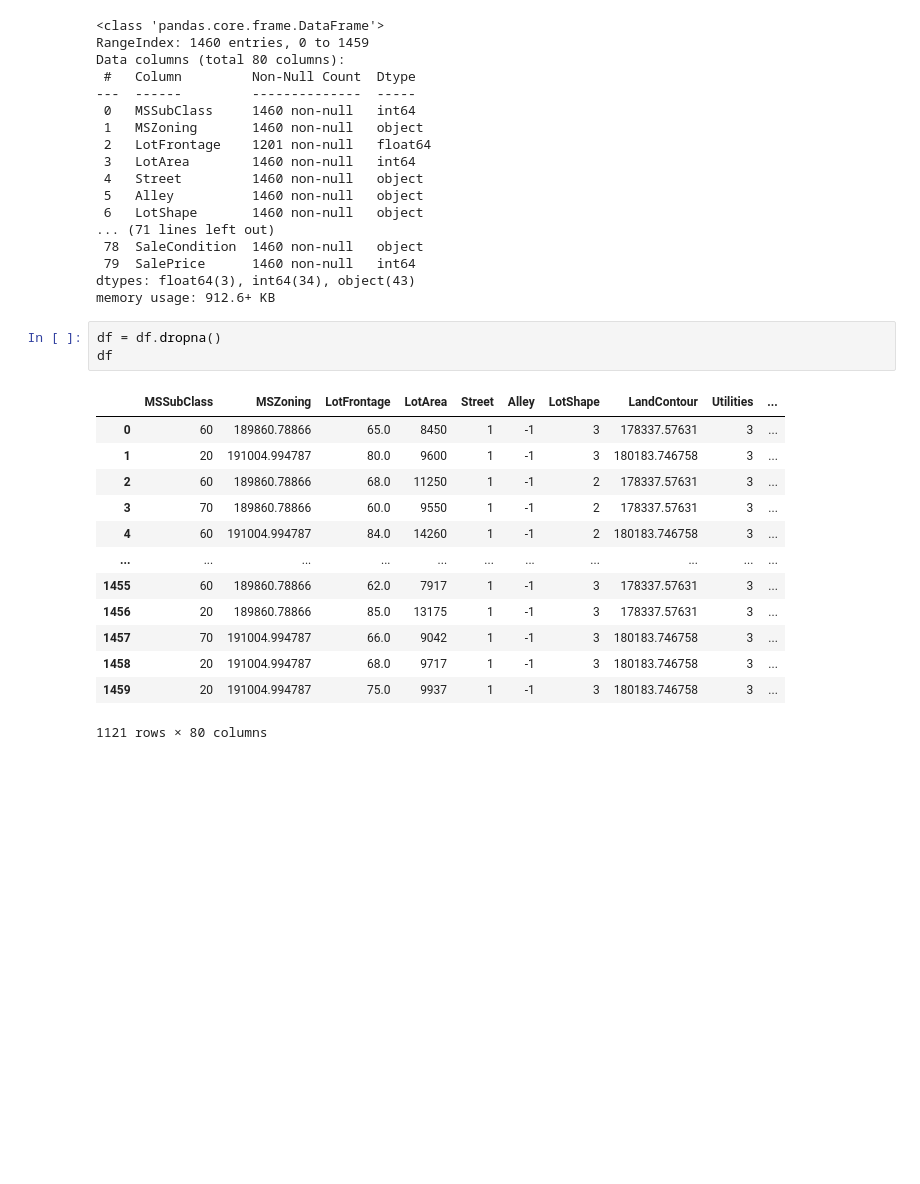
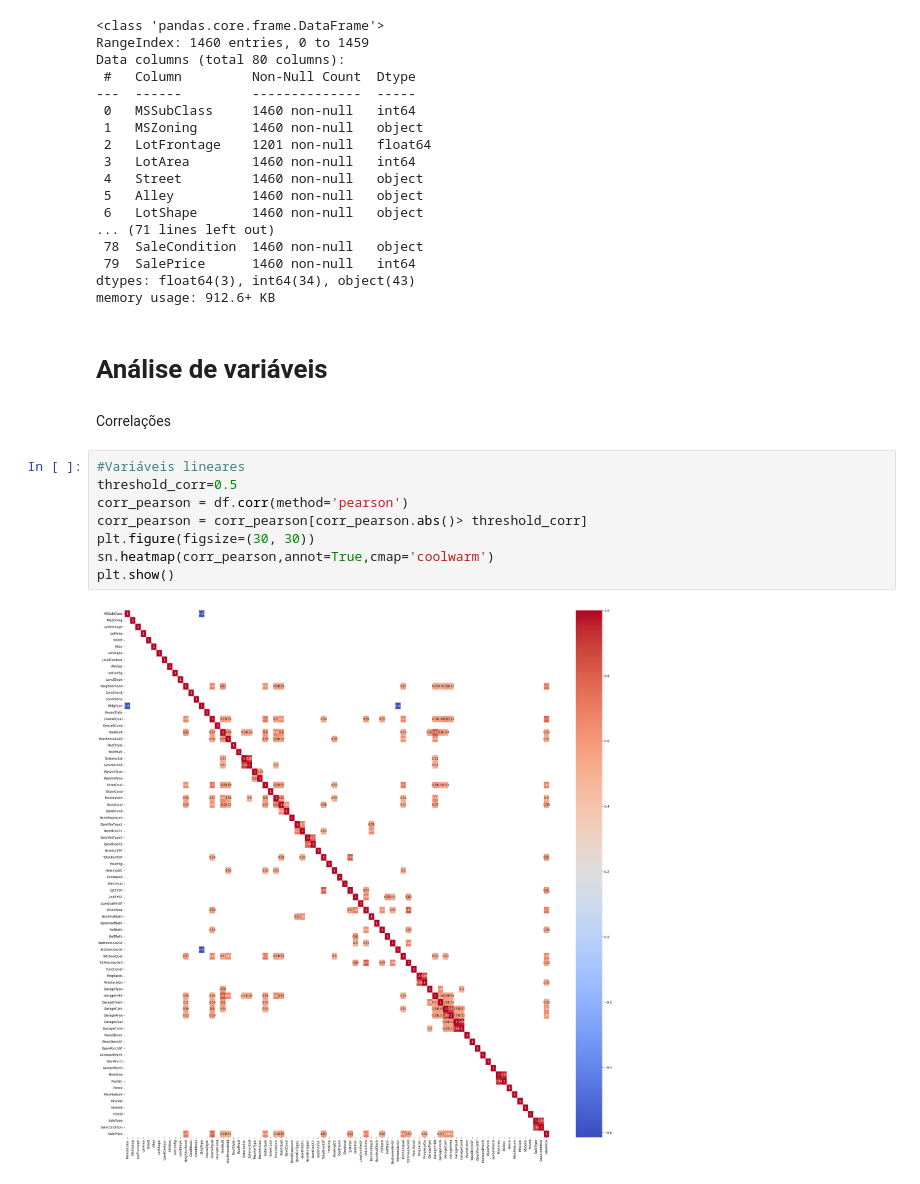
Before and after one commit to DuarteCardoso07/ML_houseprices, a Jupyter notebook: code.ipynb, the cells around one changed output. Saved outputs shown, nothing was run; the diff lists cells and outputs as text; blank space fills up the shorter version.

```diff
--- a/code.ipynb
+++ b/code.ipynb
@@ -172,20 +175,17 @@ Data columns (total 80 columns):
  79  SalePrice      1460 non-null   int64
 dtypes: float64(3), int64(34), object(43)
 memory usage: 912.6+ KB
-# %%
-df = df.dropna()
-df
-# %% [output]
-|  | MSSubClass | MSZoning | LotFrontage | LotArea | Street | Alley | LotShape | LandContour | Utilities | ... |
-| 0 | 60 | 189860.78866 | 65.0 | 8450 | 1 | -1 | 3 | 178337.57631 | 3 | ... |
-| 1 | 20 | 191004.994787 | 80.0 | 9600 | 1 | -1 | 3 | 180183.746758 | 3 | ... |
-| 2 | 60 | 189860.78866 | 68.0 | 11250 | 1 | -1 | 2 | 178337.57631 | 3 | ... |
-| 3 | 70 | 189860.78866 | 60.0 | 9550 | 1 | -1 | 2 | 178337.57631 | 3 | ... |
-| 4 | 60 | 191004.994787 | 84.0 | 14260 | 1 | -1 | 2 | 180183.746758 | 3 | ... |
-| ... | ... | ... | ... | ... | ... | ... | ... | ... | ... | ... |
-| 1455 | 60 | 189860.78866 | 62.0 | 7917 | 1 | -1 | 3 | 178337.57631 | 3 | ... |
-| 1456 | 20 | 189860.78866 | 85.0 | 13175 | 1 | -1 | 3 | 178337.57631 | 3 | ... |
-| 1457 | 70 | 191004.994787 | 66.0 | 9042 | 1 | -1 | 3 | 180183.746758 | 3 | ... |
-| 1458 | 20 | 191004.994787 | 68.0 | 9717 | 1 | -1 | 3 | 180183.746758 | 3 | ... |
-| 1459 | 20 | 191004.994787 | 75.0 | 9937 | 1 | -1 | 3 | 180183.746758 | 3 | ... |
-1121 rows × 80 columns
+# %% [markdown]
+# Análise de variáveis
+# %% [markdown]
+Correlações
+# %%
+#Variáveis lineares
+threshold_corr=0.5
+corr_pearson = df.corr(method='pearson')
+corr_pearson = corr_pearson[corr_pearson.abs()> threshold_corr]
+plt.figure(figsize=(30, 30))
+sn.heatmap(corr_pearson,annot=True,cmap='coolwarm')
+plt.show()
+# %% [output]
+[figure, added]
```
Also changed, not shown: parts of 6 cells of this notebook.
